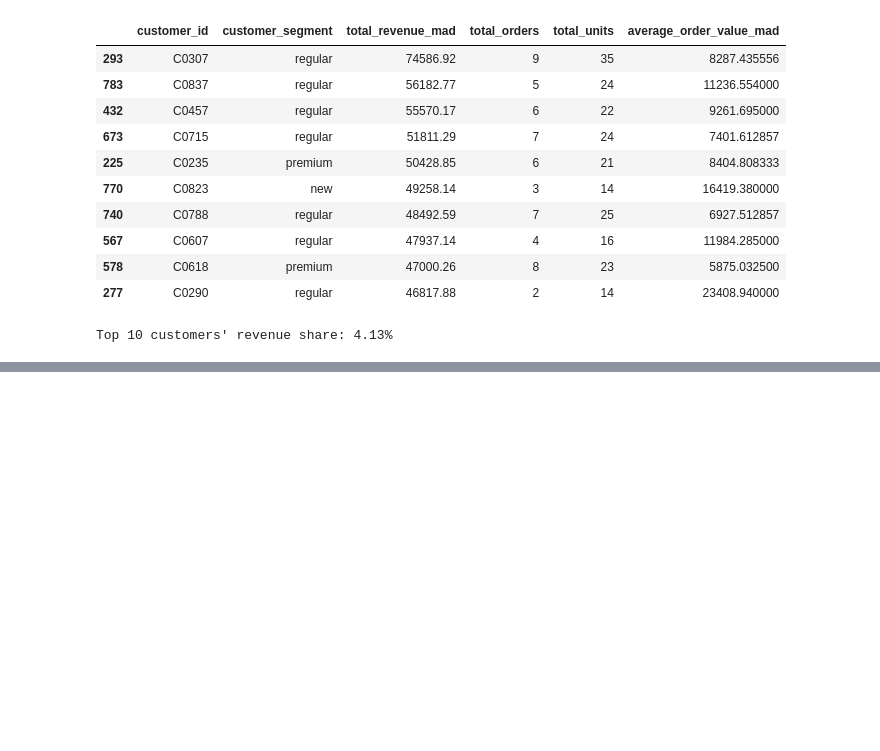
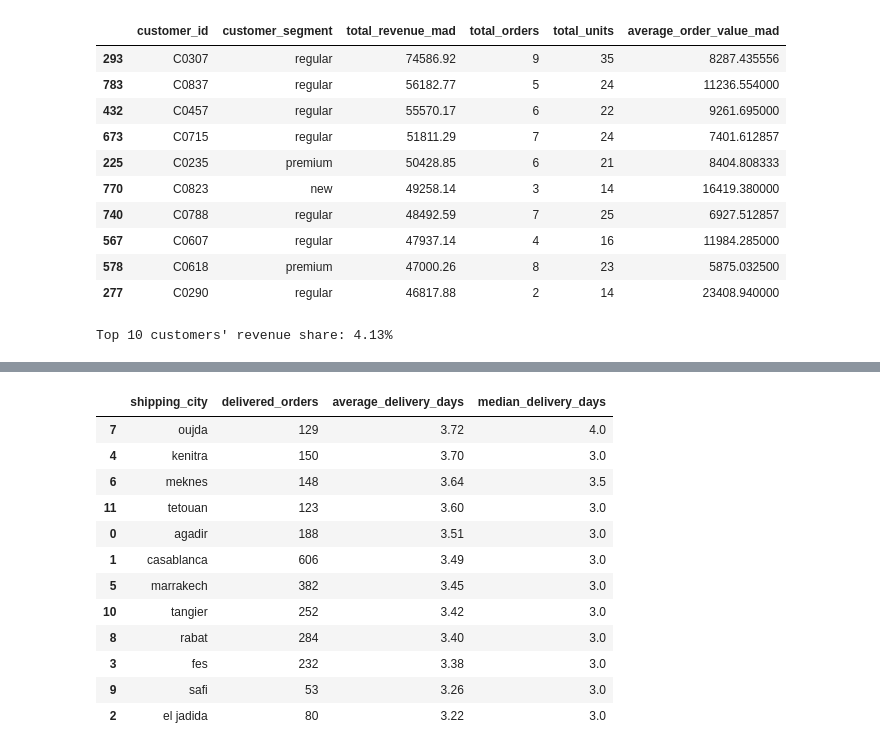
Before and after one commit to aminekabli55/morocco-retail-intelligence, a Jupyter notebook: notebooks/02_exploratory_data_analysis.ipynb, the cells around one changed output, grey strips where cells are left out. Drawn from its saved outputs; the diff is of its cells as text; code cells hidden in the pictures; blank space fills up the shorter version.

Commit message:
analyze order payment and delivery performance

```diff
--- a/notebooks/02_exploratory_data_analysis.ipynb
+++ b/notebooks/02_exploratory_data_analysis.ipynb
@@ -583,0 +710,12 @@ Top 10 customers' revenue share: 4.13%
+# %%
+delivery_data = delivered_orders.loc[
+    delivered_orders["order_date"].notna()
+    & delivered_orders["delivery_date"].notna()
+].copy()
+
+delivery_data["delivery_days"] = (
+    delivery_data["delivery_date"]
+    - delivery_data["order_date"]
+).dt.total_seconds() / 86400
+
+delivery_data[["order_id", "order_date", "delivery_date", "delivery_days"]].head()
@@ -583,0 +768,28 @@ Top 10 customers' revenue share: 4.13%
+# %%
+delivery_by_city = (
+    delivery_data
+    .groupby("shipping_city")
+    .agg(
+        delivered_orders=("order_id", "nunique"),
+        average_delivery_days=("delivery_days", "mean"),
+        median_delivery_days=("delivery_days", "median"),
+    )
+    .reset_index()
+    .sort_values("average_delivery_days", ascending=False)
+)
+
+delivery_by_city.round(2)
+# %% [output]
+|  | shipping_city | delivered_orders | average_delivery_days | median_delivery_days |
+| 7 | oujda | 129 | 3.72 | 4.0 |
+| 4 | kenitra | 150 | 3.70 | 3.0 |
+| 6 | meknes | 148 | 3.64 | 3.5 |
+| 11 | tetouan | 123 | 3.60 | 3.0 |
+| 0 | agadir | 188 | 3.51 | 3.0 |
+| 1 | casablanca | 606 | 3.49 | 3.0 |
+| 5 | marrakech | 382 | 3.45 | 3.0 |
+| 10 | tangier | 252 | 3.42 | 3.0 |
+| 8 | rabat | 284 | 3.40 | 3.0 |
+| 3 | fes | 232 | 3.38 | 3.0 |
+| 9 | safi | 53 | 3.26 | 3.0 |
+| 2 | el jadida | 80 | 3.22 | 3.0 |
```
Also changed, not shown: parts of 9 cells of this notebook.
